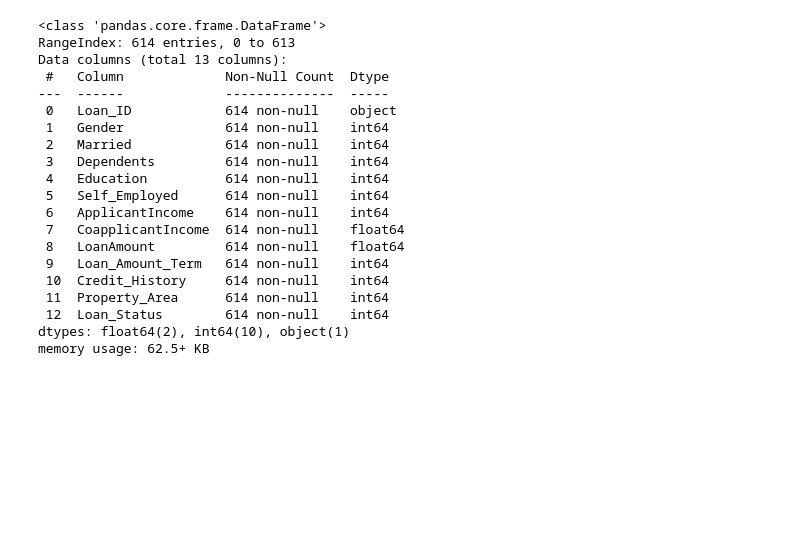
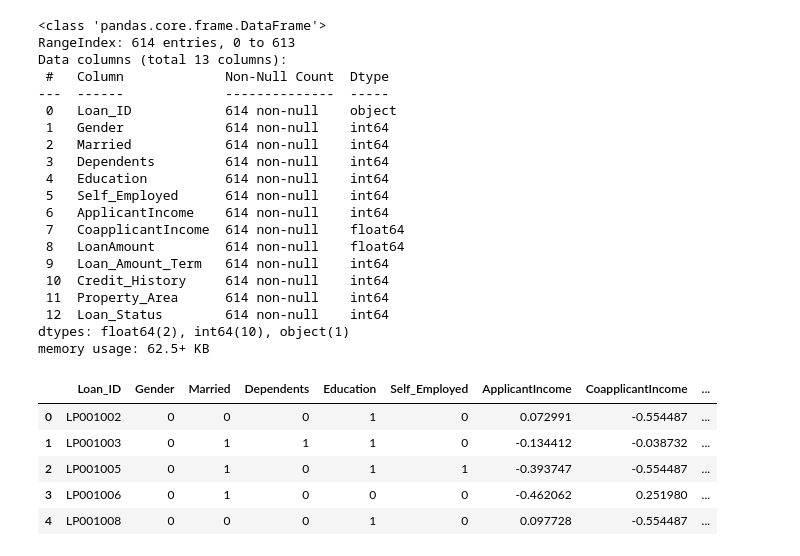
Before and after one commit to Deepakpakalapati30/Smart-Lender, a Jupyter notebook: loan_prediction.ipynb, the cells around one changed output. Saved outputs shown, nothing was run; the diff lists cells and outputs as text; code cells hidden in the pictures; blank space fills up the shorter version.

```diff
--- a/loan_prediction.ipynb
+++ b/loan_prediction.ipynb
@@ -421,3 +421,31 @@ Data columns (total 13 columns):
  12  Loan_Status        614 non-null    int64
 dtypes: float64(2), int64(10), object(1)
 memory usage: 62.5+ KB
+# %%
+from sklearn.preprocessing import StandardScaler
+
+# Features (X) and Target (y)
+X = data.drop("Loan_Status", axis=1)
+y = data["Loan_Status"]
+
+# Scale numerical features
+scaler = StandardScaler()
+
+X[["ApplicantIncome",
+   "CoapplicantIncome",
+   "LoanAmount",
+   "Loan_Amount_Term"]] = scaler.fit_transform(
+    X[["ApplicantIncome",
+       "CoapplicantIncome",
+       "LoanAmount",
+       "Loan_Amount_Term"]]
+)
+
+X.head()
+# %% [output]
+|  | Loan_ID | Gender | Married | Dependents | Education | Self_Employed | ApplicantIncome | CoapplicantIncome | ... |
+| 0 | LP001002 | 0 | 0 | 0 | 1 | 0 | 0.072991 | -0.554487 | ... |
+| 1 | LP001003 | 0 | 1 | 1 | 1 | 0 | -0.134412 | -0.038732 | ... |
+| 2 | LP001005 | 0 | 1 | 0 | 1 | 1 | -0.393747 | -0.554487 | ... |
+| 3 | LP001006 | 0 | 1 | 0 | 0 | 0 | -0.462062 | 0.251980 | ... |
+| 4 | LP001008 | 0 | 0 | 0 | 1 | 0 | 0.097728 | -0.554487 | ... |
```
Also changed, not shown: parts of 1 cell of this notebook.
